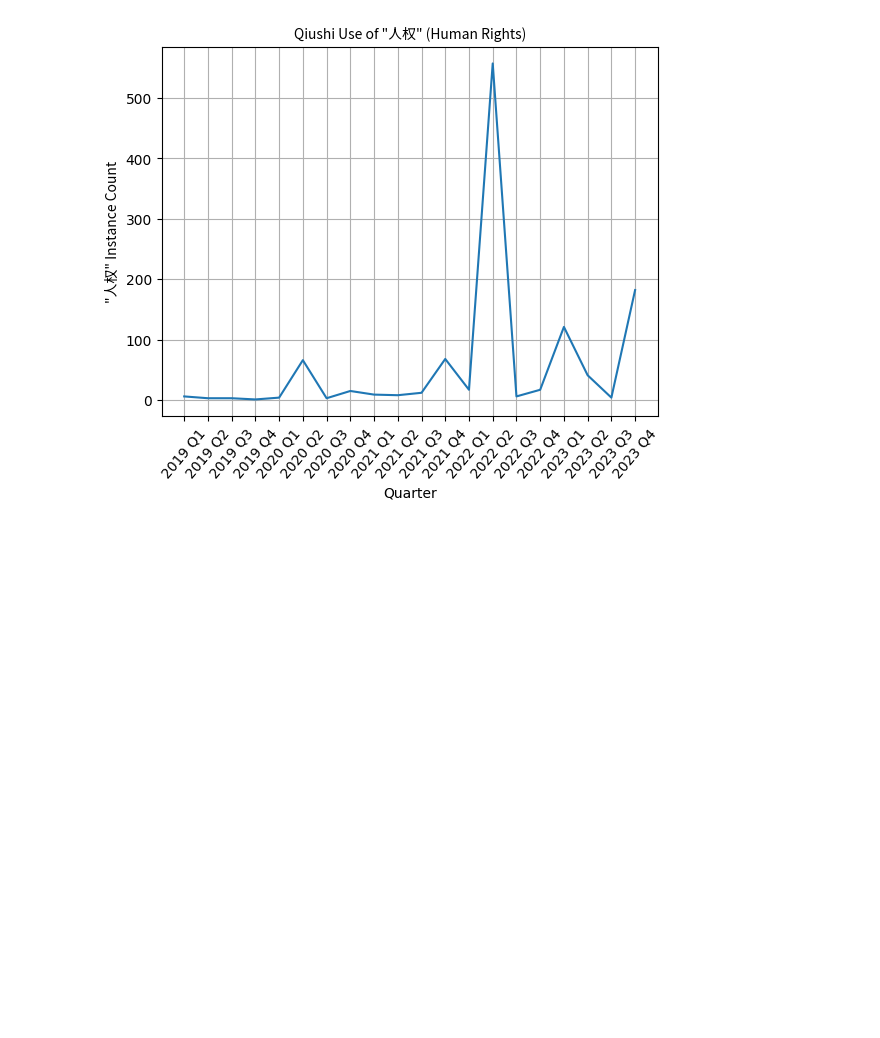
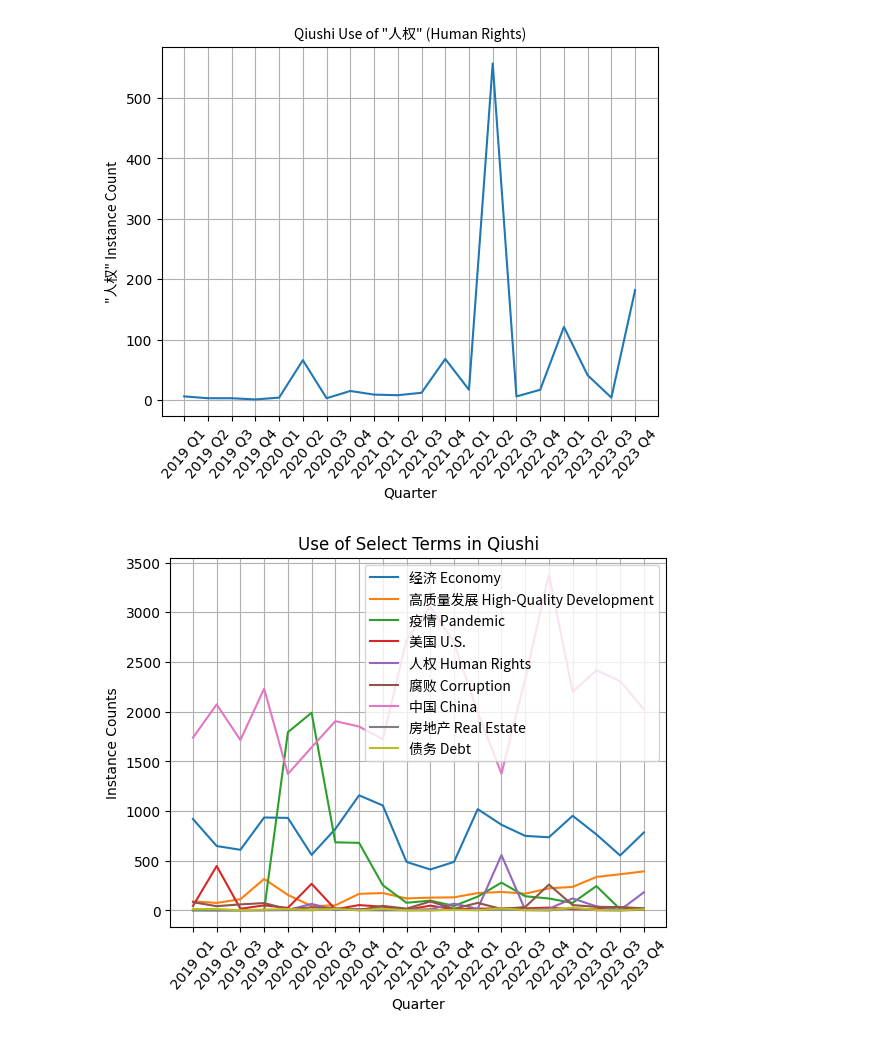
Before and after one commit to calebcsjm/China_Project, a Jupyter notebook: analyze_articles/frequency_analysis.ipynb, the cells around one changed output. Drawn from its saved outputs; the diff is of its cells as text; code cells hidden in the pictures; blank space fills up the shorter version.

```diff
--- a/analyze_articles/frequency_analysis.ipynb
+++ b/analyze_articles/frequency_analysis.ipynb
@@ -72,7 +72,7 @@ import matplotlib.font_manager as font_manager
 path = '/Users/calebharding/Documents/BYU/2023-2024/China_Project/qiushi_venv/lib/python3.11/site-packages/matplotlib/mpl-data/fonts/ttf/NotoSansSC-Regular.ttf'
 font = font_manager.FontProperties(fname=path)
 
-def plot_multiple_quarter_counts(articles_df, nested_terms):
+def plot_multiple_quarter_counts(articles_df, nested_terms, y_lim=None):
     """Input should be a df of the articles, and a nested list of the form [[term1, translation1], [term2, translation2]]"""
 
     fig, ax = plt.subplots()
@@ -92,6 +92,8 @@ def plot_multiple_quarter_counts(articles_df, nested_terms):
 
     ax.set_xlabel("Quarter")
     ax.set_ylabel("Instance Counts")
+    if y_lim:
+        ax.set_ylim(y_lim)
     ax.set_title("Use of Select Terms in Qiushi")
     ax.legend(prop=font)
     ax.tick_params(axis='x', rotation=50)
@@ -199,3 +207,7 @@ Full Term_quarter_count dict: {'2024 Q1': 32, '2023 Q1': 40, '2023 Q2': 39, '202
 plot_quarter_counts(articles, "人权", "Human Rights")
 # %% [output]
 [figure]
+# %%
+plot_multiple_quarter_counts(articles, [["经济", "Economy"],["高质量发展", "High-Quality Development"],["疫情", "Pandemic"], ["美国", "U.S."], ["人权", "Human Rights"], ["腐败", "Corruption"], ["中国", "China"], ["房地产", "Real Estate"], ["债务", "Debt"]])
+# %% [output]
+[figure, added]
```
Also changed, not shown: parts of 8 cells of this notebook.
